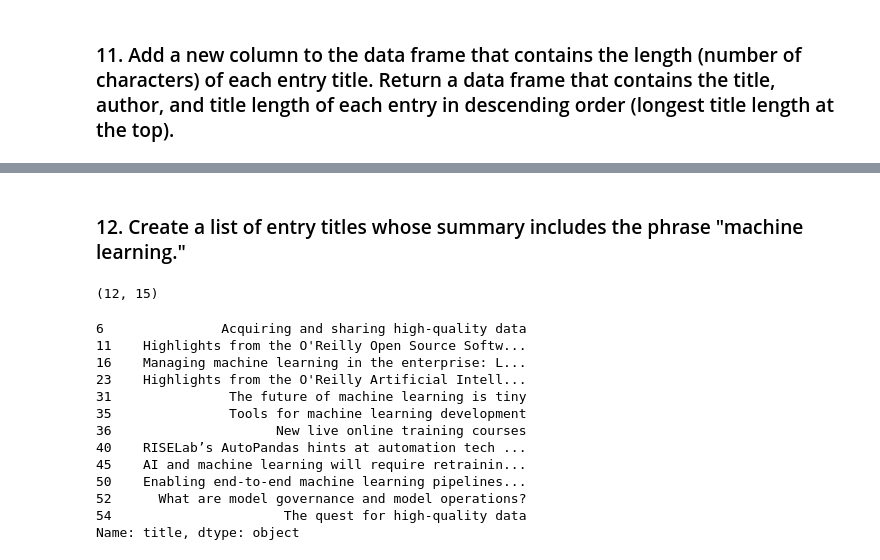
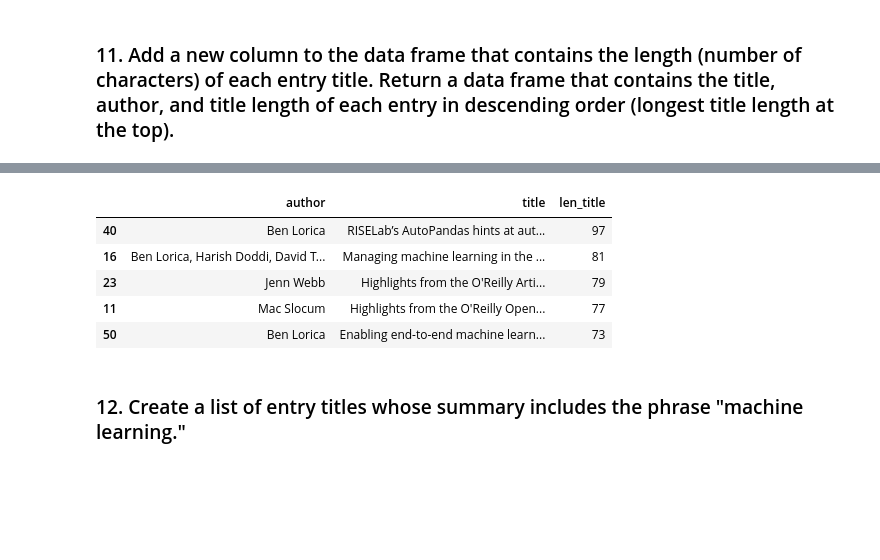
Before and after one commit to ironhacksao-datateam/june2019-ft, a Jupyter notebook: week_3/26_lab_rss/your-code/26_lab_rss.ipynb, the cells around one changed output, grey strips where cells are left out. Saved outputs shown, nothing was run; the diff lists cells and outputs as text; code cells hidden in the pictures; blank space fills up the shorter version.

```diff
--- a/week_3/26_lab_rss/your-code/26_lab_rss.ipynb
+++ b/week_3/26_lab_rss/your-code/26_lab_rss.ipynb
@@ -187,2 +349,11 @@ len_entries
+# %%
+new_df_entries.head()
+# %% [output]
+|  | author | title | len_title |
+| 40 | Ben Lorica | RISELab’s AutoPandas hints at aut... | 97 |
+| 16 | Ben Lorica, Harish Doddi, David T... | Managing machine learning in the ... | 81 |
+| 23 | Jenn Webb | Highlights from the O'Reilly Arti... | 79 |
+| 11 | Mac Slocum | Highlights from the O'Reilly Open... | 77 |
+| 50 | Ben Lorica | Enabling end-to-end machine learn... | 73 |
 # %% [markdown]
 ### 12. Create a list of entry titles whose summary includes the phrase "machine learning."
@@ -193,20 +359,0 @@ ml_titles = entries[boolean_mask]
-# %%
-ml_titles.shape
-# %% [output]
-(12, 15)
-# %%
-ml_titles['title']
-# %% [output]
-6               Acquiring and sharing high-quality data
-11    Highlights from the O'Reilly Open Source Softw...
-16    Managing machine learning in the enterprise: L...
-23    Highlights from the O'Reilly Artificial Intell...
-31               The future of machine learning is tiny
-35               Tools for machine learning development
-36                     New live online training courses
-40    RISELab’s AutoPandas hints at automation tech ...
-45    AI and machine learning will require retrainin...
-50    Enabling end-to-end machine learning pipelines...
-52      What are model governance and model operations?
-54                      The quest for high-quality data
-Name: title, dtype: object
```
Also changed, not shown: parts of 80 cells of this notebook.
